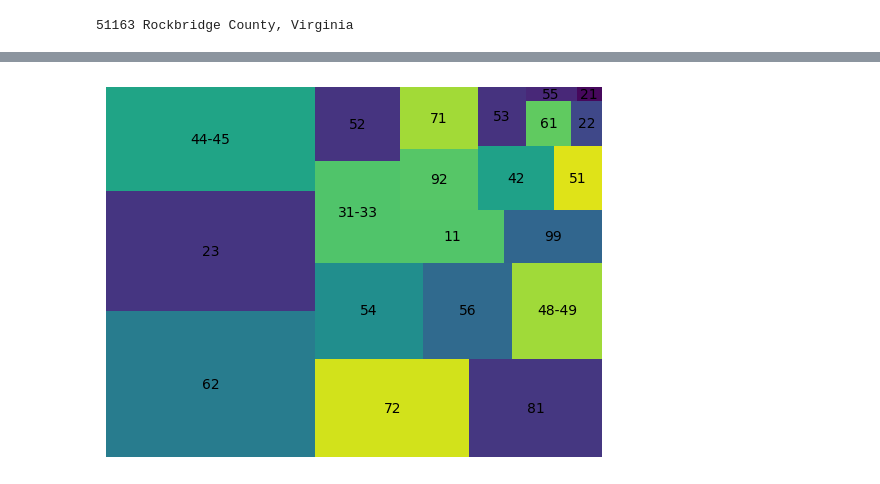
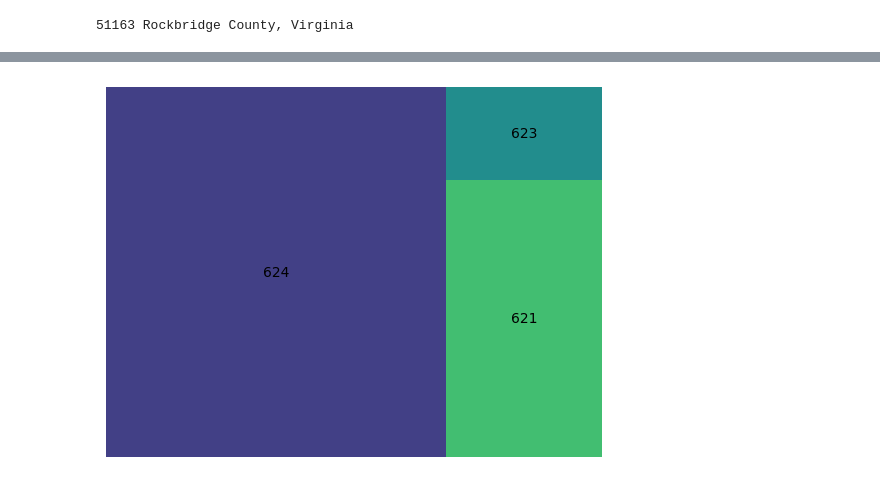
Before and after one commit to tribumirkov/QCEW-Project, a Jupyter notebook: data.ipynb, the cells around one changed output, grey strips where cells are left out. Saved outputs shown, nothing was run; the diff lists cells and outputs as text; code cells hidden in the pictures.

```diff
--- a/data.ipynb
+++ b/data.ipynb
@@ -9,7 +10,7 @@ from tree import Tree
 from config import settings
 # %%
 print('51163 Rockbridge County, Virginia')
-df = fetch_area_data('2021','a','51163')
+df, url = fetch_area_data('2021',4,'51163')
 # %% [output]
 51163 Rockbridge County, Virginia
 # %%
@@ -44,0 +30,5 @@ for code in codes:
+# %%
+# cast data into a tree structure with nested mappings
+# county = {'ind': 10, 'est': 533, 'emp': 5937, children': [{}, {}, ...]}
+county = build_tree(df, '10', 70)
+county
@@ -45,11 +53,13 @@ for code in codes:
 # %%
-inds = [county.children[i].ind for i,_ in enumerate(county.children)]
-estabs = [county.children[i].estabs for i,_ in enumerate(county.children)]
+# Return industry details
+industry = fetch(county, 'ind', '62')
+sub_industries = [sub_industry['ind'] for sub_industry in industry['children']]
+est = [sub_industry['est'] for sub_industry in industry['children']]
 
-inds_sorted = [ind for _, ind in sorted(zip(estabs, inds), reverse=True)]
-estabs_sorted = sorted(estabs, reverse=True)
-squarify.plot(sizes=estabs_sorted, label=inds_sorted)
+sub_industries_sorted = [ind for _, ind in sorted(zip(est, sub_industries), reverse=True)]
+est_sorted = sorted(est, reverse=True)
+squarify.plot(sizes=est_sorted, label=sub_industries_sorted)
 plt.axis('off')
 plt.show()
 # %% [output]
-[figure, old version]
+[figure, new version]
```
Also changed, not shown: parts of 6 cells of this notebook, 5 other files.
